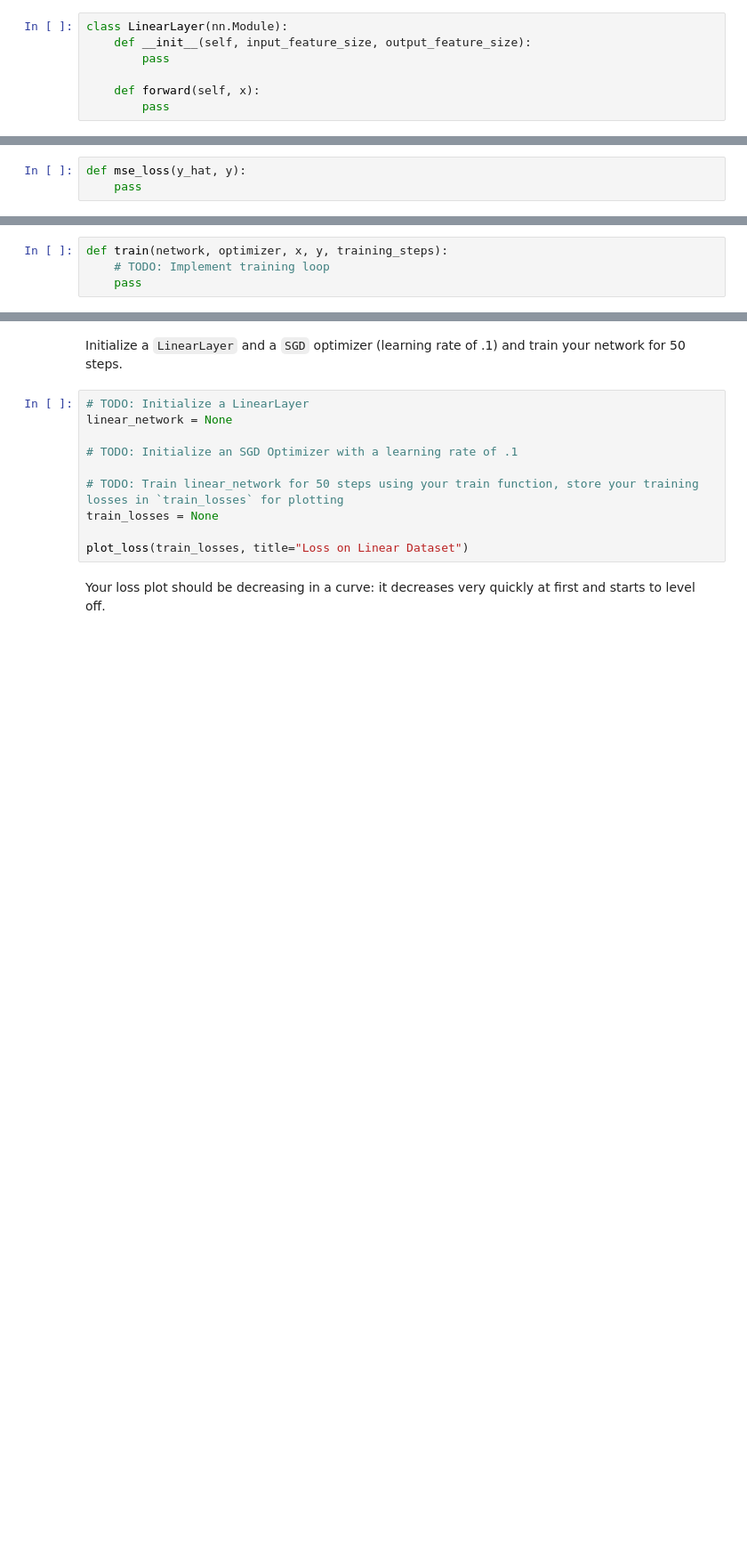
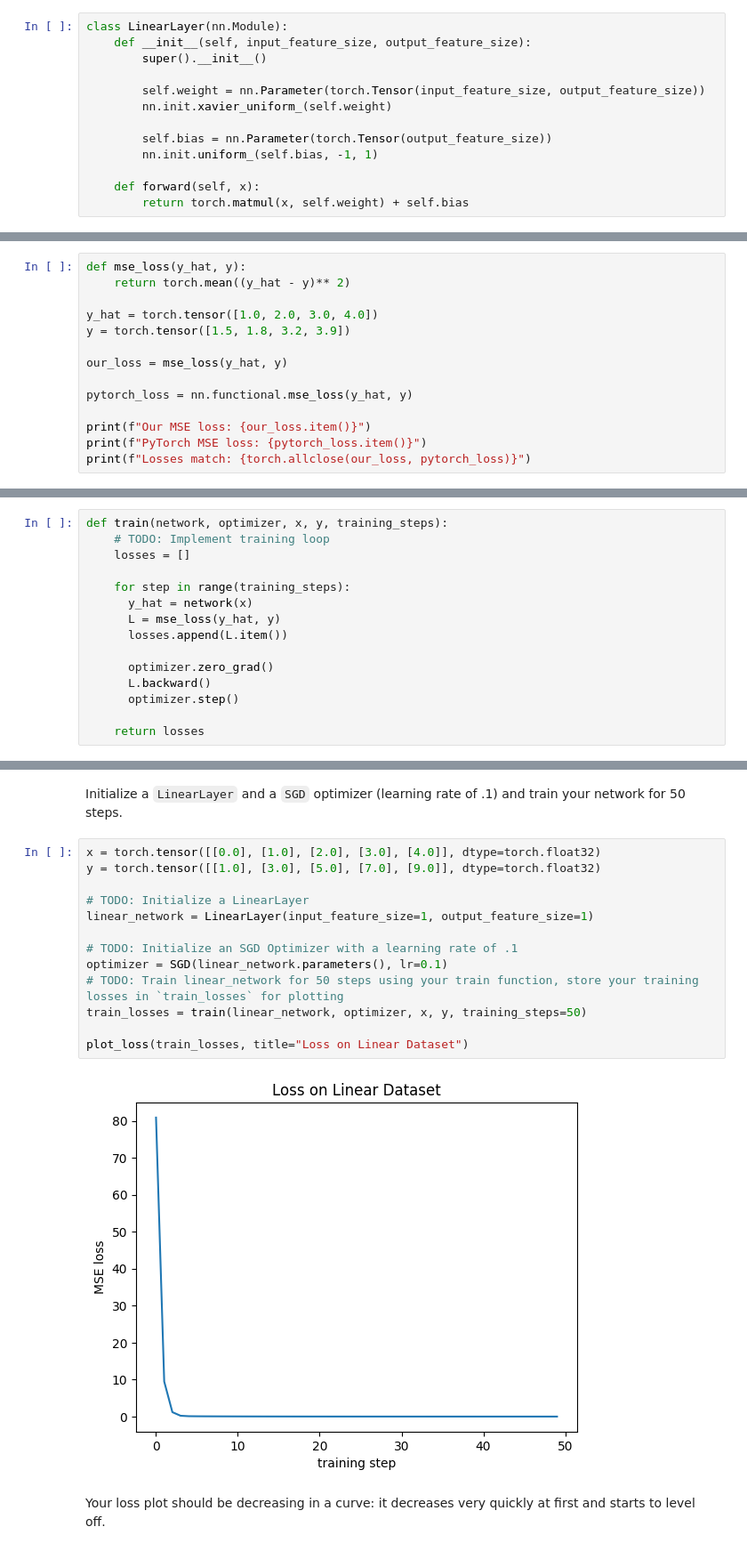
Before and after one commit to kerby2002/BACKEND, a Jupyter notebook: lab2_modules_training.ipynb, the cells around one changed output, grey strips where cells are left out. Shown: that part at 89% size. Drawn from its saved outputs; the diff is of its cells as text; blank space fills up the shorter version.

```diff
--- a/lab2_modules_training.ipynb
+++ b/lab2_modules_training.ipynb
@@ -259,10 +337,16 @@ You can find helpful resources and documentation on `nn.init.xavier_uniform_()`
 # %%
 class LinearLayer(nn.Module):
     def __init__(self, input_feature_size, output_feature_size):
-        pass
+        super().__init__()
+
+        self.weight = nn.Parameter(torch.Tensor(input_feature_size, output_feature_size))
+        nn.init.xavier_uniform_(self.weight)
+
+        self.bias = nn.Parameter(torch.Tensor(output_feature_size))
+        nn.init.uniform_(self.bias, -1, 1)
 
     def forward(self, x):
-        pass
+        return torch.matmul(x, self.weight) + self.bias
 # %% [markdown]
 Execute the code below to assert that your functionality works correctly.
 # %%
@@ -341,4 +430,15 @@ Do **not** use a for loop in your implementation, use `torch.mean()` instead.
 You can use `nn.functional.mse_loss()` to validate your implementation works.
 # %%
 def mse_loss(y_hat, y):
-    pass
+    return torch.mean((y_hat - y)** 2)
+
+y_hat = torch.tensor([1.0, 2.0, 3.0, 4.0])
+y = torch.tensor([1.5, 1.8, 3.2, 3.9])
+
+our_loss = mse_loss(y_hat, y)
+
+pytorch_loss = nn.functional.mse_loss(y_hat, y)
+
+print(f"Our MSE loss: {our_loss.item()}")
+print(f"PyTorch MSE loss: {pytorch_loss.item()}")
+print(f"Losses match: {torch.allclose(our_loss, pytorch_loss)}")
@@ -366,21 +474,37 @@ There are two things to note:
 # %%
 def train(network, optimizer, x, y, training_steps):
     # TODO: Implement training loop
-    pass
+    losses = []
+
+    for step in range(training_steps):
+      y_hat = network(x)
+      L = mse_loss(y_hat, y)
+      losses.append(L.item())
+
+      optimizer.zero_grad()
+      L.backward()
+      optimizer.step()
+
+    return losses
 # %% [markdown]
 Now, we'll create a single-layer regression model. For the data to fit into the model, we must provide the correct `input_feature_size` parameter. For the prediction to match the true labels and fit into the loss function with the label, we must provide the correct `output_feature_size` parameter. In this case, we have a single x-value as an input and a single y-value as an output, so `input_feature_size=1` and `output_feature_size=1`.
 # %% [markdown]
 Initialize a `LinearLayer` and a `SGD` optimizer (learning rate of .1) and train your network for 50 steps.
 # %%
+x = torch.tensor([[0.0], [1.0], [2.0], [3.0], [4.0]], dtype=torch.float32)
+y = torch.tensor([[1.0], [3.0], [5.0], [7.0], [9.0]], dtype=torch.float32)
+
 # TODO: Initialize a LinearLayer
-linear_network = None
+linear_network = LinearLayer(input_feature_size=1, output_feature_size=1)
 
 # TODO: Initialize an SGD Optimizer with a learning rate of .1
-
+optimizer = SGD(linear_network.parameters(), lr=0.1)
 # TODO: Train linear_network for 50 steps using your train function, store your training losses in `train_losses` for plotting
-train_losses = None
+train_losses = train(linear_network, optimizer, x, y, training_steps=50)
 
 plot_loss(train_losses, title="Loss on Linear Dataset")
+# %% [output]
+[figure, added]
 # %% [markdown]
 Your loss plot should be decreasing in a curve: it decreases very quickly at first and starts to level off.
 # %%
```
Also changed, not shown: parts of 29 cells of this notebook.
